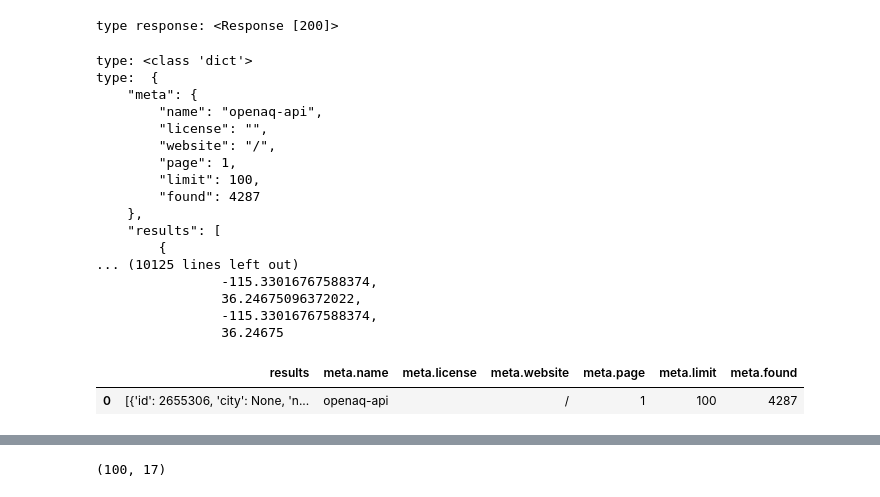
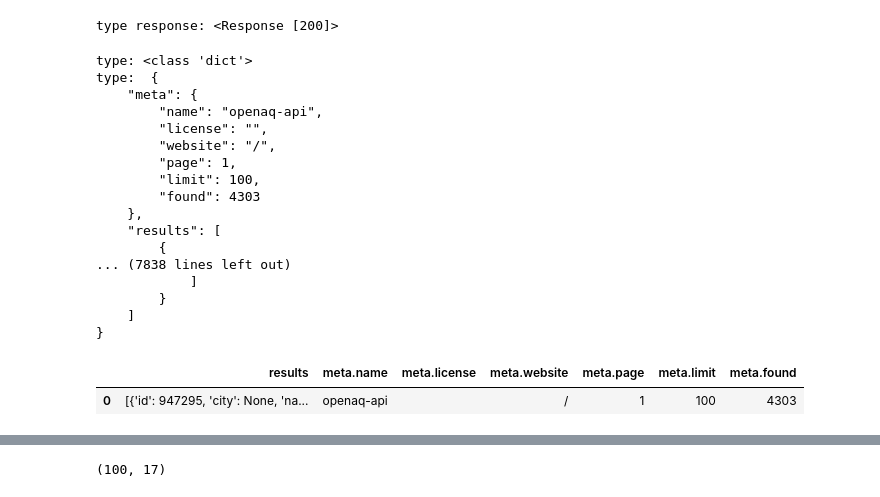
Before and after one commit to aceforvald/pollution_solution, a Jupyter notebook: project_explore.ipynb, the cells around one changed output, grey strips where cells are left out. Drawn from its saved outputs; the diff is of its cells as text; code cells hidden in the pictures.

```diff
--- a/project_explore.ipynb
+++ b/project_explore.ipynb
@@ -17,11 +17,13 @@ import json
 from IPython.display import display, JSON
 
 country_code = "US"
+API_KEY = '7b2fbb569507ae14141d3de0ff76044999ae3859816024ab9d2978c83bc3d804'
 
 url = f"https://api.openaq.org/v2/locations?country={country_code}"
 # https://api.openaq.org/v2/locations?country=me
 
-headers = {"Accept": "application/json"}
+#headers = {"Accept": "application/json"}
+headers={"X-API-Key": API_KEY}
 
 response = requests.get(url, headers=headers)
 # %%
@@ -52,25 +54,25 @@ type:  {
         "website": "/",
         "page": 1,
         "limit": 100,
-        "found": 4287
+        "found": 4303
     },
     "results": [
         {
-... (10125 lines left out)
-                -115.33016767588374,
-                36.24675096372022,
-                -115.33016767588374,
-                36.24675
+... (7838 lines left out)
+            ]
+        }
+    ]
+}
 # %%
 import pandas as pd
 from pandas import json_normalize
 
-df = json_normalize(data)
+results = json_normalize(data)
 # %%
-df.head()
+results.head()
 # %% [output]
 |  | results | meta.name | meta.license | meta.website | meta.page | meta.limit | meta.found |
-| 0 | [{'id': 2655306, 'city': None, 'n... | openaq-api |  | / | 1 | 100 | 4287 |
+| 0 | [{'id': 947295, 'city': None, 'na... | openaq-api |  | / | 1 | 100 | 4303 |
 # %%
 results_df = json_normalize(data['results'])
 results_df.head()
```
Also changed, not shown: parts of 47 cells of this notebook.
